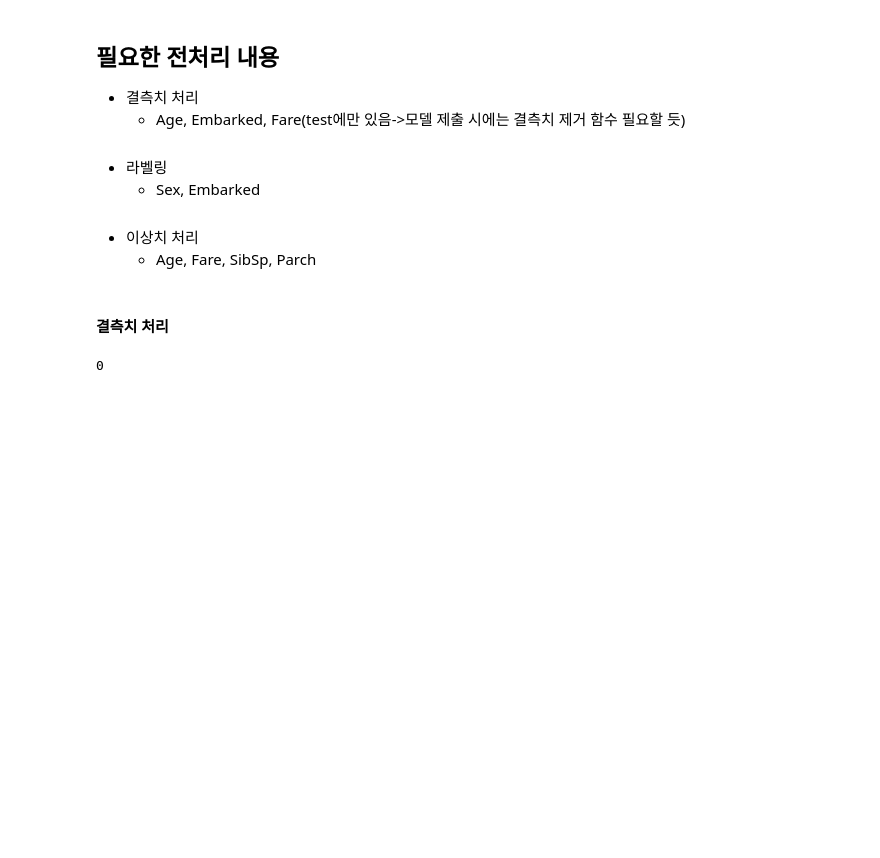
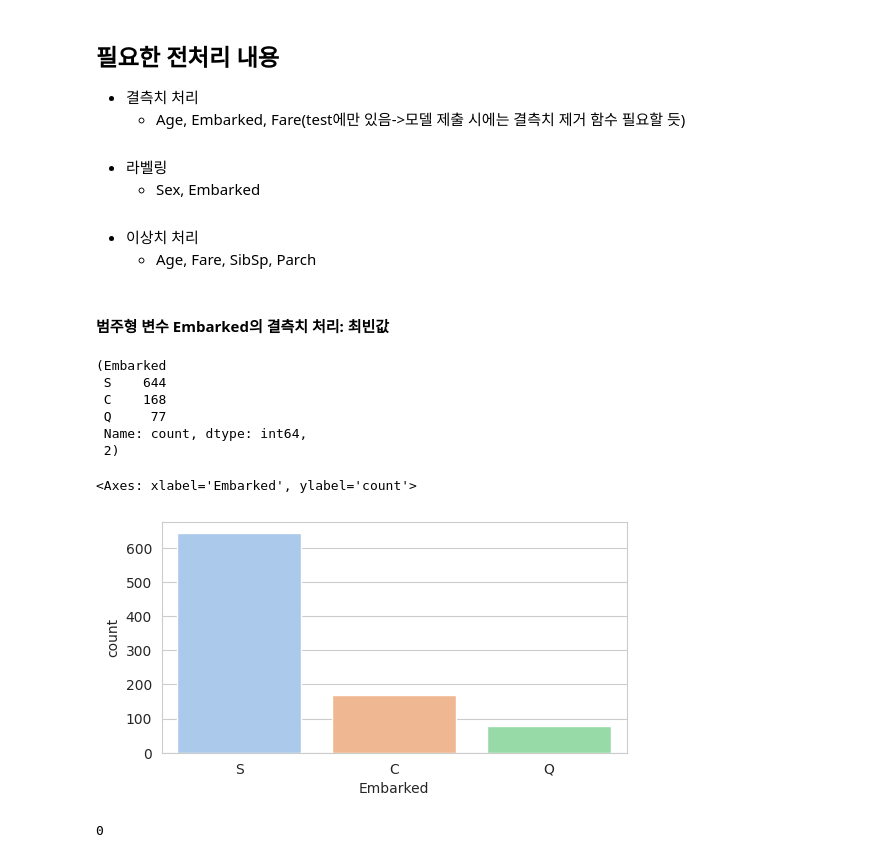
Before and after one commit to MKBD0102/Study, a Jupyter notebook: TitanicPractice_M.ipynb, the cells around one changed output. Saved outputs shown, nothing was run; the diff lists cells and outputs as text; code cells hidden in the pictures; blank space fills up the shorter version.

```diff
--- a/TitanicPractice_M.ipynb
+++ b/TitanicPractice_M.ipynb
@@ -367,7 +367,22 @@ train_df[train_df['Cabin'].notnull()]['Cabin'], train_df['Cabin'].isnull().sum()
 - 이상치 처리
     - Age, Fare, SibSp, Parch
 # %% [markdown]
-#### 결측치 처리
+#### 범주형 변수 Embarked의 결측치 처리: 최빈값
+# %%
+train_df['Embarked'].value_counts(), train_df['Embarked'].isnull().sum()
+# %% [output]
+(Embarked
+ S    644
+ C    168
+ Q     77
+ Name: count, dtype: int64,
+ 2)
+# %%
+fig = plt.figure(figsize=(6,3))
+sns.countplot(x = train_df['Embarked'],palette=colors)
+# %% [output]
+<Axes: xlabel='Embarked', ylabel='count'>
+[figure, added]
 # %%
 # 결측치를 갖는 데이터 2개는 최빈값인 S에 할당
 train_df['Embarked'] = train_df['Embarked'].fillna('S')
```
Also changed, not shown: parts of 4 cells of this notebook.
